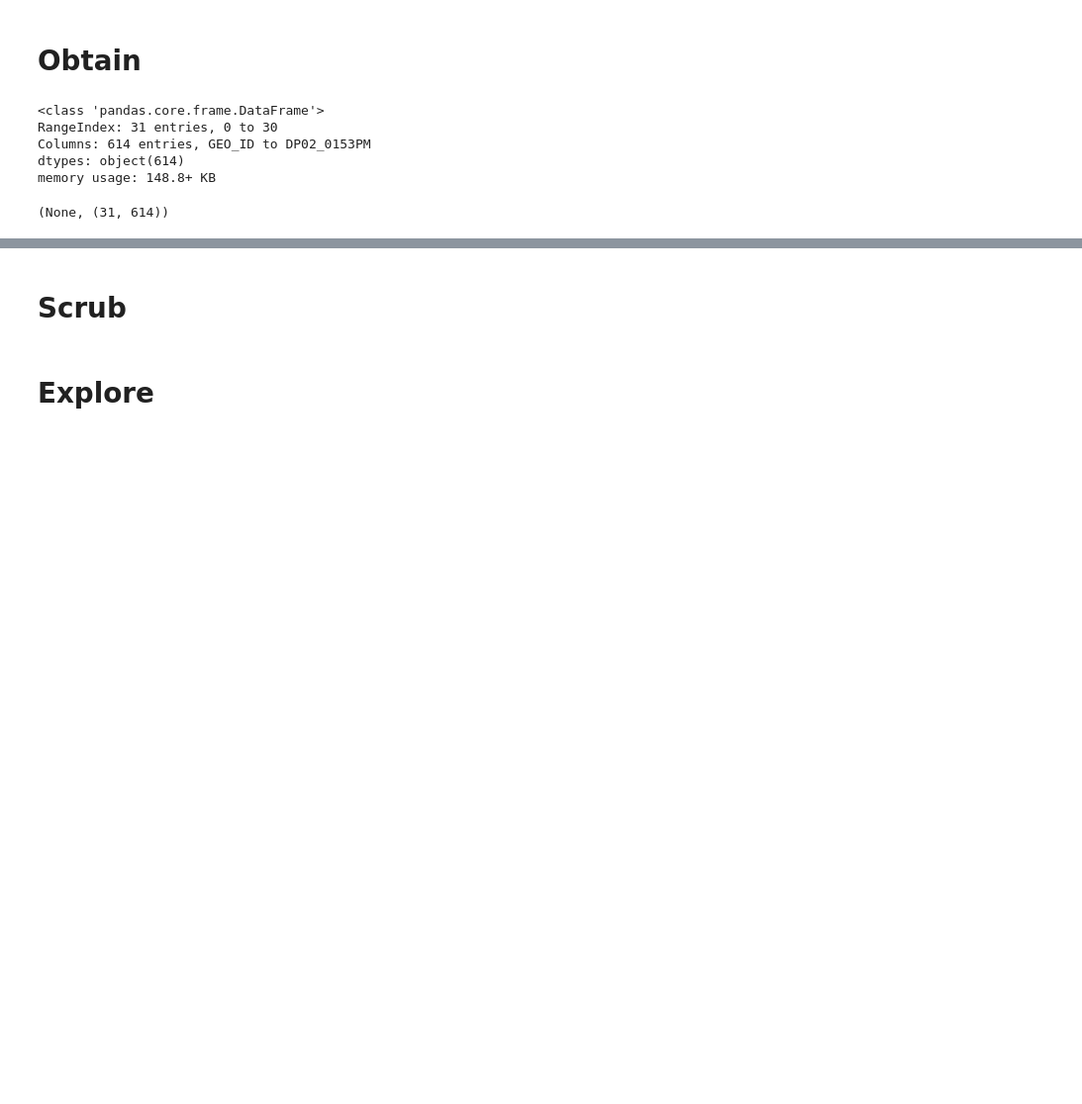
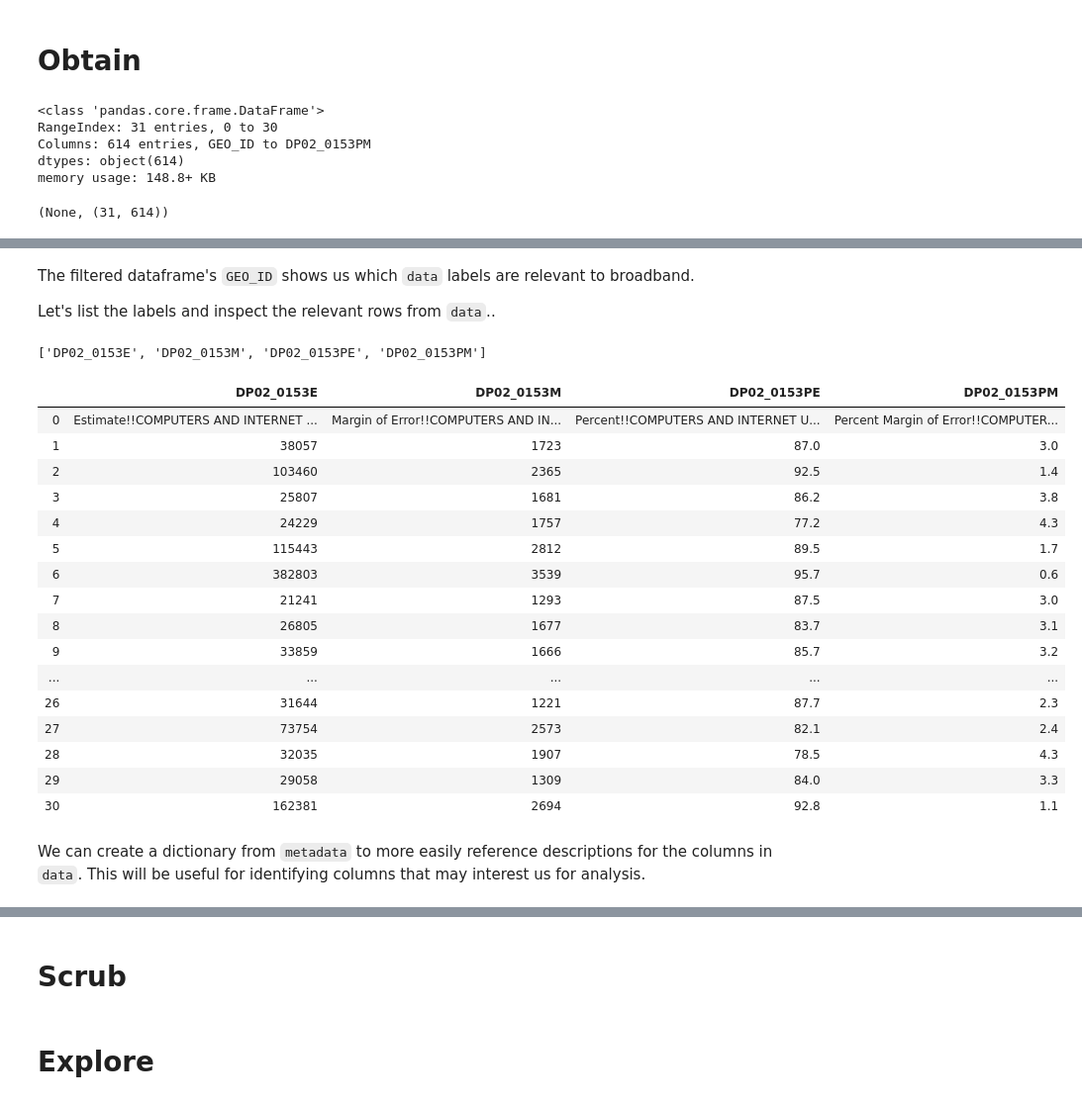
Before and after one commit to jammy-bot/acs-api, a Jupyter notebook: notebooks/1-web-data.ipynb, the cells around one changed output, grey strips where cells are left out. Shown at 99% size. Saved outputs shown, nothing was run; the diff lists cells and outputs as text; code cells hidden in the pictures; blank space fills up the shorter version.

```diff
--- a/notebooks/1-web-data.ipynb
+++ b/notebooks/1-web-data.ipynb
@@ -59,0 +131,4 @@ memory usage: 148.8+ KB
+# %%
+# searching the term "broadband" in metadata's `id` column
+filtered_meta = metadata[metadata['id'].str.contains("broadband")]
+filtered_meta
@@ -59,0 +141,31 @@ memory usage: 148.8+ KB
+# %% [markdown]
+The filtered dataframe's `GEO_ID` shows us which `data` labels are relevant to broadband.
+
+Let's list the labels and inspect the relevant rows from `data`..
+# %%
+broadband_geo_ids = filtered_meta['GEO_ID'].tolist()
+broadband_geo_ids
+# %% [output]
+['DP02_0153E', 'DP02_0153M', 'DP02_0153PE', 'DP02_0153PM']
+# %%
+data[broadband_geo_ids]
+# %% [output]
+|  | DP02_0153E | DP02_0153M | DP02_0153PE | DP02_0153PM |
+| 0 | Estimate!!COMPUTERS AND INTERNET ... | Margin of Error!!COMPUTERS AND IN... | Percent!!COMPUTERS AND INTERNET U... | Percent Margin of Error!!COMPUTER... |
+| 1 | 38057 | 1723 | 87.0 | 3.0 |
+| 2 | 103460 | 2365 | 92.5 | 1.4 |
+| 3 | 25807 | 1681 | 86.2 | 3.8 |
+| 4 | 24229 | 1757 | 77.2 | 4.3 |
+| 5 | 115443 | 2812 | 89.5 | 1.7 |
+| 6 | 382803 | 3539 | 95.7 | 0.6 |
+| 7 | 21241 | 1293 | 87.5 | 3.0 |
+| 8 | 26805 | 1677 | 83.7 | 3.1 |
+| 9 | 33859 | 1666 | 85.7 | 3.2 |
+| ... | ... | ... | ... | ... |
+| 26 | 31644 | 1221 | 87.7 | 2.3 |
+| 27 | 73754 | 2573 | 82.1 | 2.4 |
+| 28 | 32035 | 1907 | 78.5 | 4.3 |
+| 29 | 29058 | 1309 | 84.0 | 3.3 |
+| 30 | 162381 | 2694 | 92.8 | 1.1 |
+# %% [markdown]
+We can create a dictionary from `metadata` to more easily reference descriptions for the columns in `data`. This will be useful for identifying columns that may interest us for analysis.
```
Also changed, not shown: parts of 14 cells of this notebook.
